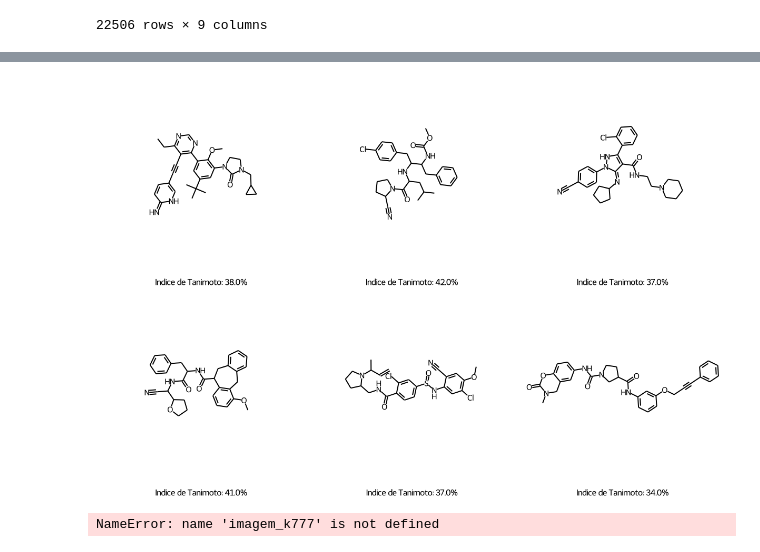
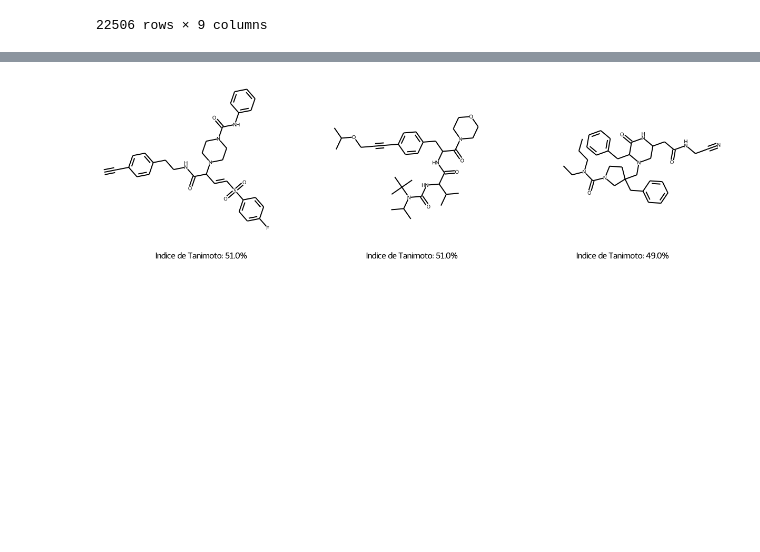
Before and after one commit to alverad-katsuro/chembl_analyser, a Jupyter notebook: cruzipain/re_imprimir_lig.ipynb, the cells around one changed output, grey strips where cells are left out. Saved outputs shown, nothing was run; the diff lists cells and outputs as text; code cells hidden in the pictures; blank space fills up the shorter version.

```diff
--- a/cruzipain/re_imprimir_lig.ipynb
+++ b/cruzipain/re_imprimir_lig.ipynb
@@ -46,7 +46,7 @@ novos_ligantes_odn
 | 22505 | CCCC(=O)Nc1ccc(Sc2cc(=O)[nH]c3ccc... | 4.35830 | 102.58 | 520.214427 | 0.482027 | 5 | 2 | 0.000149 | 0.32 |
 22506 rows × 9 columns
 # %%
-seis_primeiros_ligs_odn = novos_ligantes_odn.loc[novos_ligantes_odn.Smiles.str.contains("#")].sort_values(by='active_probability', ascending=False).iloc[:6,:]
+seis_primeiros_ligs_odn = novos_ligantes_odn.loc[novos_ligantes_odn.Smiles.str.contains("#")].sort_values(by='i_tanimoto', ascending=False).iloc[:3,:]
 seis_primeiros_ligs_odn
 # %% [output]
 |  | Smiles | logp | tpsa | molwt | qed | hba | hbd | active_probability | i_tanimoto |
@@ -69,5 +71,5 @@ imagem_ligs_odn
 # %%
-novos_ligantes_k777 = pd.read_sql("select * from novos_ligantes",con_odn)
+novos_ligantes_k777 = pd.read_sql("select * from novos_ligantes", con_k777)
 novos_ligantes_k777
 # %% [output]
 |  | Smiles | logp | tpsa | molwt | qed | hba | hbd | active_probability | i_tanimoto |
@@ -86,5 +88,5 @@ novos_ligantes_k777
 # %%
-seis_primeiros_ligs_k777 = novos_ligantes_k777.loc[novos_ligantes_k777.Smiles.str.contains("#")].sort_values(by='active_probability', ascending=False).iloc[:6,:]
+seis_primeiros_ligs_k777 = novos_ligantes_k777.loc[novos_ligantes_k777.Smiles.str.contains("#")].sort_values(by='i_tanimoto', ascending=False).iloc[:3,:]
 seis_primeiros_ligs_k777
 # %% [output]
 |  | Smiles | logp | tpsa | molwt | qed | hba | hbd | active_probability | i_tanimoto |
@@ -100,10 +99,9 @@ seis_primeiros_ligs_k777 = seis_primeiros_ligs_k777.to_numpy().tolist()
 elementos_k777 = [Chem.MolFromSmiles(elemento[0]) for elemento in seis_primeiros_ligs_k777]
 prob_k777 = [f"Indice de Tanimoto: {elemento[-1] * 100}%" for elemento in seis_primeiros_ligs_odn]
 # %%
-imagem_ligs_k777 = Chem.Draw.MolsToGridImage(elementos_k777, legends=prob_k777,subImgSize=(400,400),returnPNG=False)
+imagem_ligs_k777 = Chem.Draw.MolsToGridImage(elementos_k777, legends=prob_k777,subImgSize=(400,350),returnPNG=False)
 imagem_ligs_k777
 # %% [output]
-[figure, old version]
+[figure, new version]
 # %%
+imagem_ligs_k777.save("imagens/k777_ligs.png")
-# %% [output]
-NameError: name 'imagem_k777' is not defined
```
Also changed, not shown: parts of 7 cells of this notebook, 9 other files.
